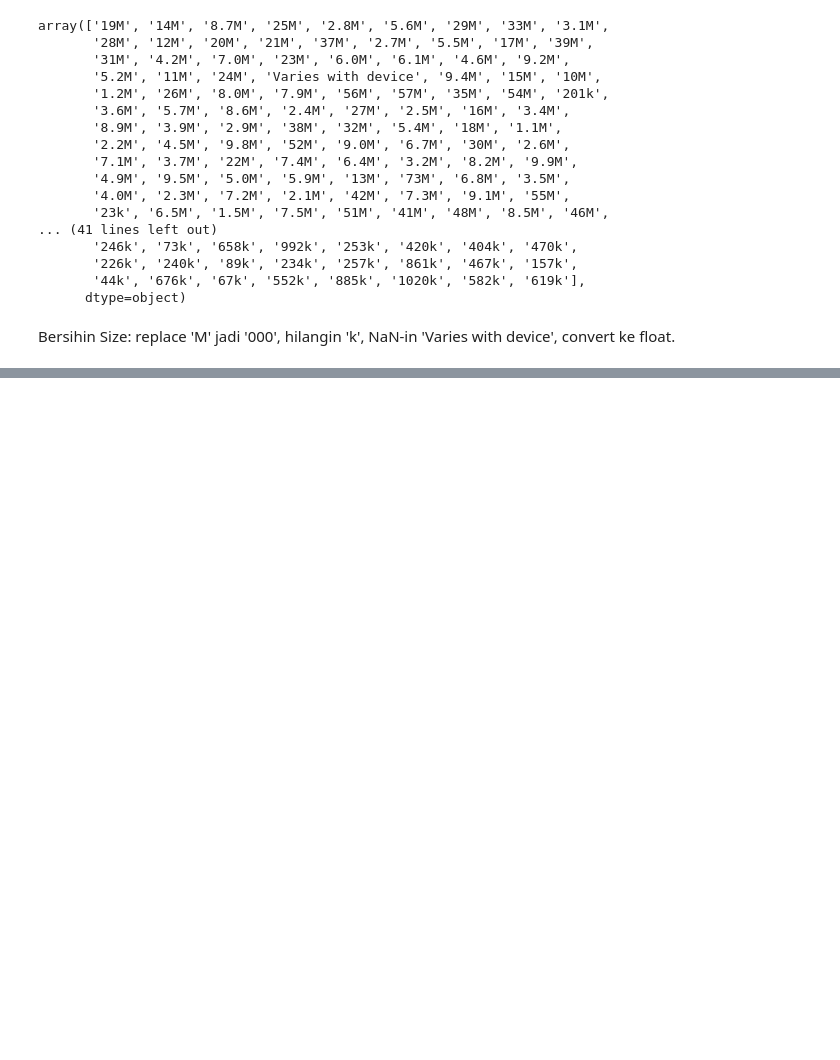
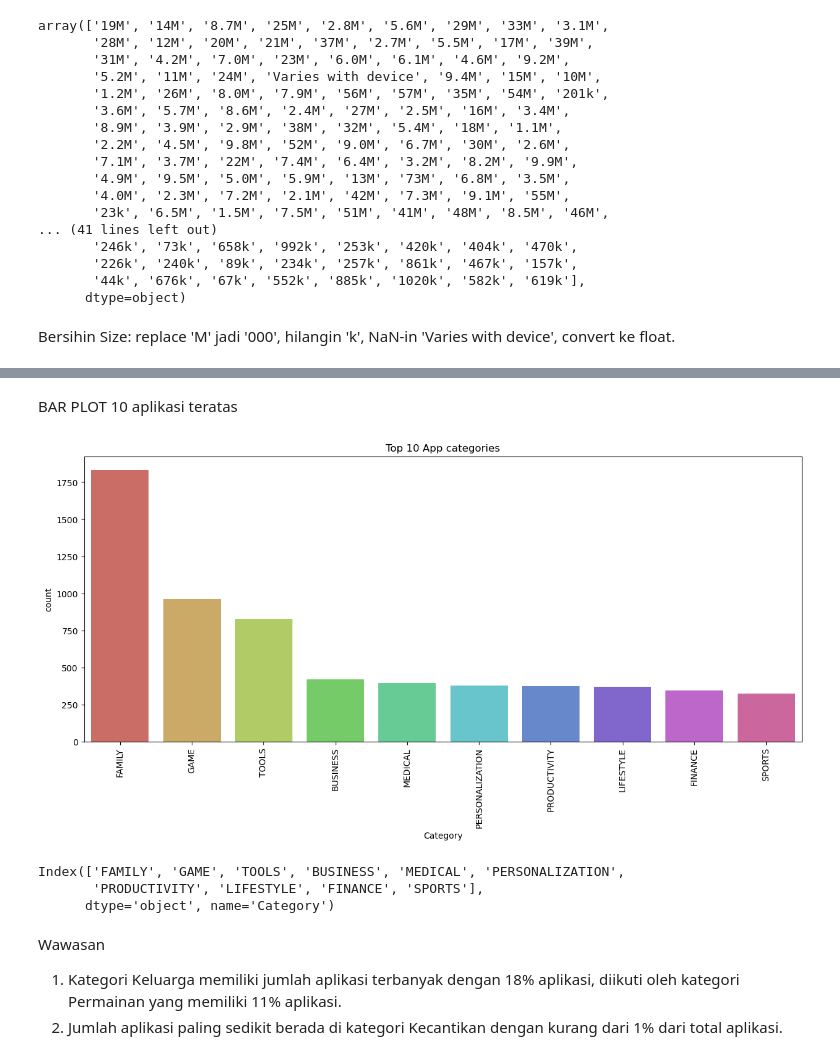
Before and after one commit to wjyrskyy14-ctrl/BELAJAR-DATA-SCIENCE, a Jupyter notebook: EDA/EDA 3/EDA_FE_GOOGLEPLAYSTORE.ipynb, the cells around one changed output, grey strips where cells are left out. Saved outputs shown, nothing was run; the diff lists cells and outputs as text; code cells hidden in the pictures; blank space fills up the shorter version.

```diff
--- a/EDA/EDA 3/EDA_FE_GOOGLEPLAYSTORE.ipynb
+++ b/EDA/EDA 3/EDA_FE_GOOGLEPLAYSTORE.ipynb
@@ -177,0 +421,7 @@ KeyError: 'Size'
+# %%
+## 10 Kategori Aplikasi Teratas
+
+# DataFrame berdasarkan jumlah aplikasi pada kategori tertentu
+category = pd.DataFrame(df_copy['Category'].value_counts())
+category.rename(columns = {'Category':'Count'},inplace=True)
+print(category)
@@ -177,0 +446,32 @@ KeyError: 'Size'
+# %% [markdown]
+BAR PLOT 10 aplikasi teratas
+# %%
+## 10 aplikasi teratas
+plt.figure(figsize=(15,6))
+
+# Mengambil nama kolom pertama dari DataFrame secara otomatis
+nama_kolom_angka = category.columns[0]
+
+# Gambar barplot menggunakan index dan nama kolom otomatis tadi
+sns.barplot(
+    x=category.index[:10],
+    y=category[nama_kolom_angka][:10],
+    palette='hls'
+)
+
+plt.title('Top 10 App categories')
+plt.xticks(rotation=90)
+plt.show()
+# %% [output]
+[figure, added]
+# %%
+# print 10 nama kategori teratas
+category.index[:10]
+# %% [output]
+Index(['FAMILY', 'GAME', 'TOOLS', 'BUSINESS', 'MEDICAL', 'PERSONALIZATION',
+       'PRODUCTIVITY', 'LIFESTYLE', 'FINANCE', 'SPORTS'],
+      dtype='object', name='Category')
+# %% [markdown]
+Wawasan
+1. Kategori Keluarga memiliki jumlah aplikasi terbanyak dengan 18% aplikasi, diikuti oleh kategori Permainan yang memiliki 11% aplikasi.
+2. Jumlah aplikasi paling sedikit berada di kategori Kecantikan dengan kurang dari 1% dari total aplikasi.
```
Also changed, not shown: parts of 40 cells of this notebook.
